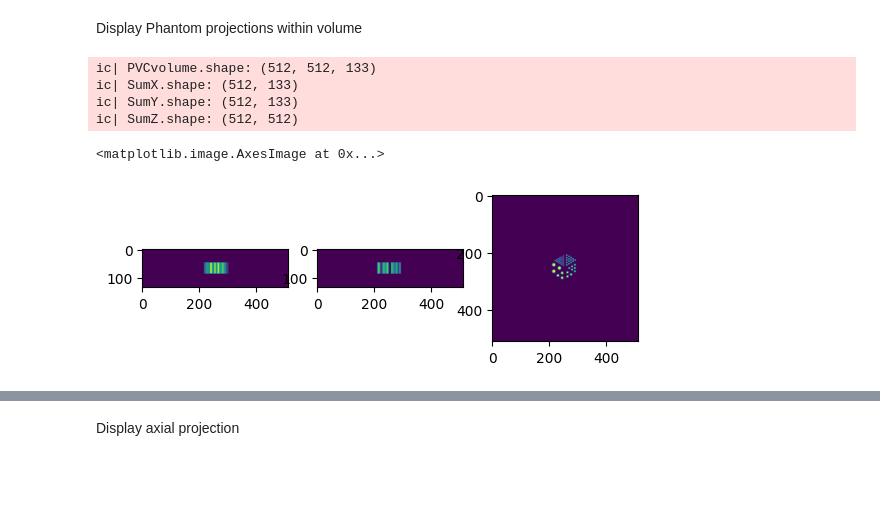
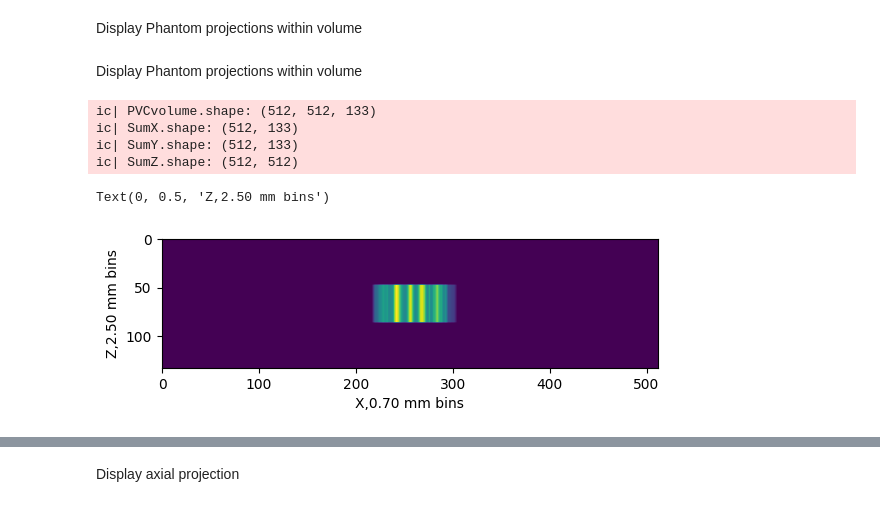
Before and after one commit to BillWorstell/derenzo_phantom, a Jupyter notebook: iCheckRotations.ipynb, the cells around one changed output, grey strips where cells are left out. Saved outputs shown, nothing was run; the diff lists cells and outputs as text; code cells hidden in the pictures; blank space fills up the shorter version.

```diff
--- a/iCheckRotations.ipynb
+++ b/iCheckRotations.ipynb
@@ -629,25 +635,25 @@ ic| valid.shape: (34865152,)
 ic| Test.shape: (438204,)
 # %% [markdown]
 Display Phantom projections within volume
+# %% [markdown]
+Display Phantom projections within volume
 # %%
 ic(PVCvolume.shape)
 SumX=PVCvolume.sum(0)
 SumY=PVCvolume.sum(1)
 SumZ=PVCvolume.sum(2)
 ic(SumX.shape)
 ic(SumY.shape)
 ic(SumZ.shape)
 
-plt.subplot(1,3,1)
+#plt.subplot(3,1,1)
 plt.imshow(np.flipud(SumX.T))
-plt.subplot(1,3,2)
-plt.imshow(np.flipud(SumY.T))
-plt.subplot(1,3,3)
-plt.imshow(np.flipud(SumZ.T))
+plt.xlabel(f'X,{spacing[0]:0.2f} mm bins')
+plt.ylabel(f'Z,{spacing[2]:0.2f} mm bins')
 # %% [output]
 ic| PVCvolume.shape: (512, 512, 133)
 ic| SumX.shape: (512, 133)
 ic| SumY.shape: (512, 133)
 ic| SumZ.shape: (512, 512)
-<matplotlib.image.AxesImage at 0x...>
+Text(0, 0.5, 'Z,2.50 mm bins')
-[figure, old version]
+[figure, new version]
```
Also changed, not shown: parts of 58 cells of this notebook.
